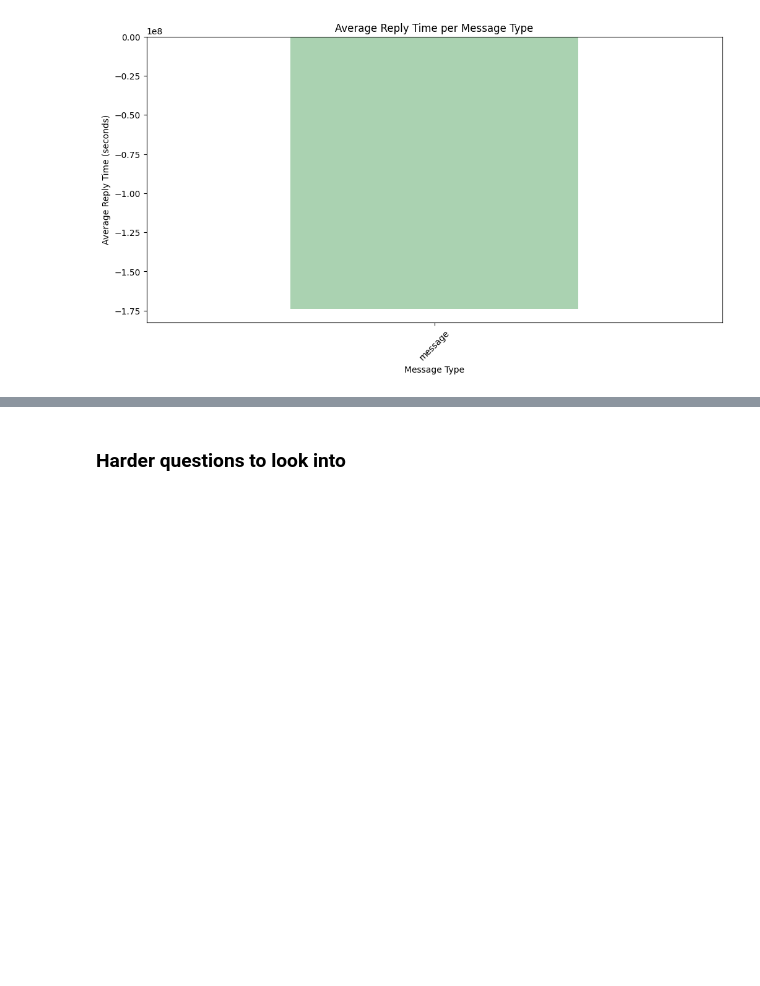
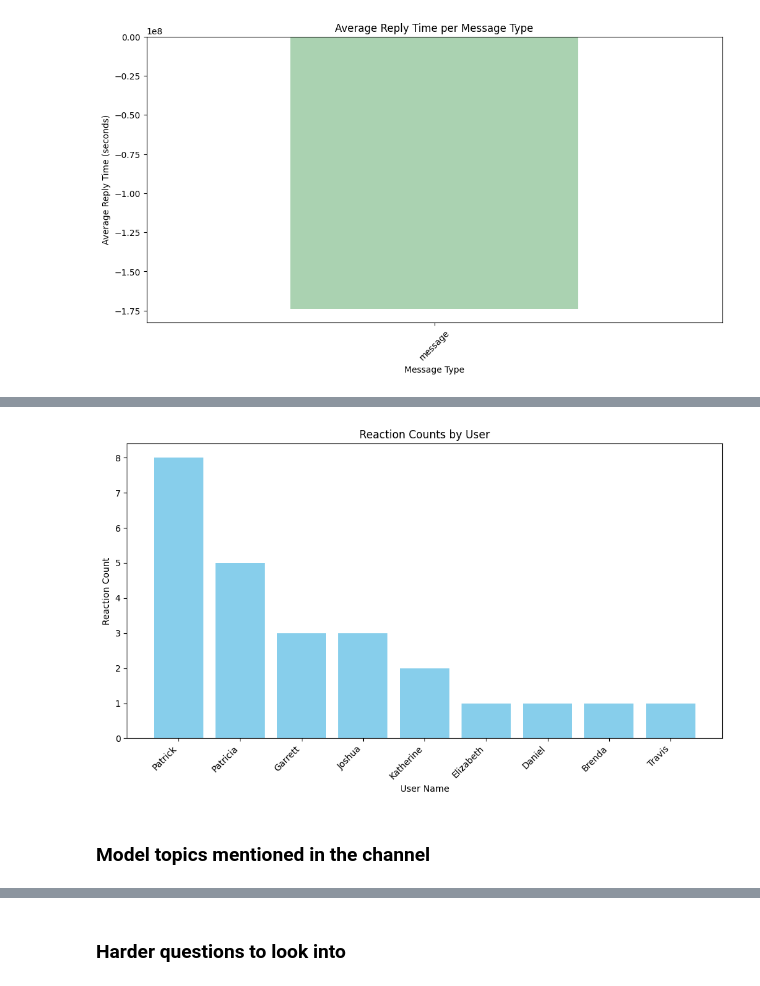
Before and after one commit to mekdes975/network_analysis, a Jupyter notebook: notebooks/parse_slack_data.ipynb, the cells around one changed output, grey strips where cells are left out. Cells and saved outputs as stored; diff of their text form; code cells hidden in the pictures; blank space fills up the shorter version.

Commit message:
model topic

```diff
--- a/notebooks/parse_slack_data.ipynb
+++ b/notebooks/parse_slack_data.ipynb
@@ -315,0 +416,9 @@ plt.show()
+# %%
+user_reactions = df_reaction.groupby('user_id')['reaction_count'].sum()
+
+# Sort the results to get the users with the most reactions
+user_reactions = user_reactions.sort_values(ascending=False)
+
+# Display the user_id and reaction_count for the top users
+top_users_reactions = user_reactions.reset_index()
+print(top_users_reactions[['user_id', 'reaction_count']])
@@ -315,0 +436,15 @@ plt.show()
+# %%
+user_id_name_dict = sdl.get_user_map()
+# %%
+# Access the dictionary within the tuple
+user_id_name_dict = user_id_name_dict[0]
+
+# Create a DataFrame from the dictionary
+df_users = pd.DataFrame(list(user_id_name_dict.items()), columns=['user_id', 'name'])
+# %%
+
+# Merge the two DataFrames on the 'user_id' column
+df_merged = pd.merge(top_users_reactions, df_users, on='user_id')
+
+# Print the merged DataFrame
+print(df_merged)
@@ -315,0 +462,13 @@ plt.show()
+# %%
+plt.figure(figsize=(10, 6))
+plt.bar(df_merged['name'], df_merged['reaction_count'], color='skyblue')
+plt.xlabel('User Name')
+plt.ylabel('Reaction Count')
+plt.title('Reaction Counts by User')
+plt.xticks(rotation=45, ha='right')  # Rotate x-axis labels for better readability
+plt.tight_layout()  # Adjust layout to prevent clipping of labels
+plt.show()
+# %% [output]
+[figure, added]
+# %% [markdown]
+### Model topics mentioned in the channel
```
Also changed, not shown: parts of 25 cells of this notebook.
